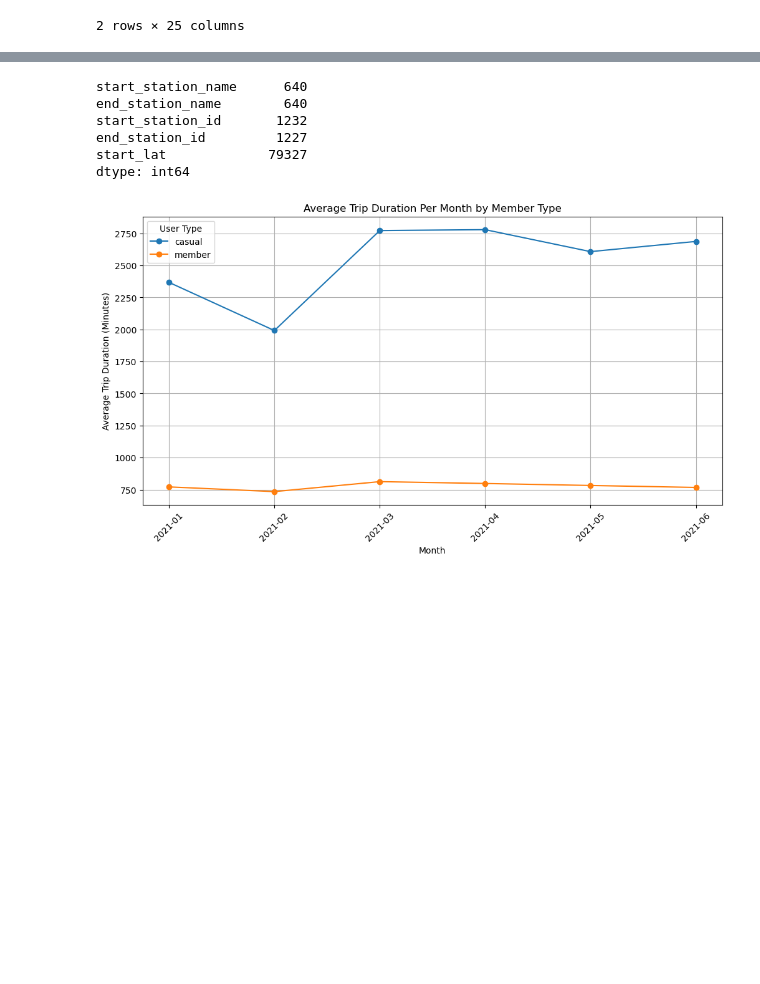
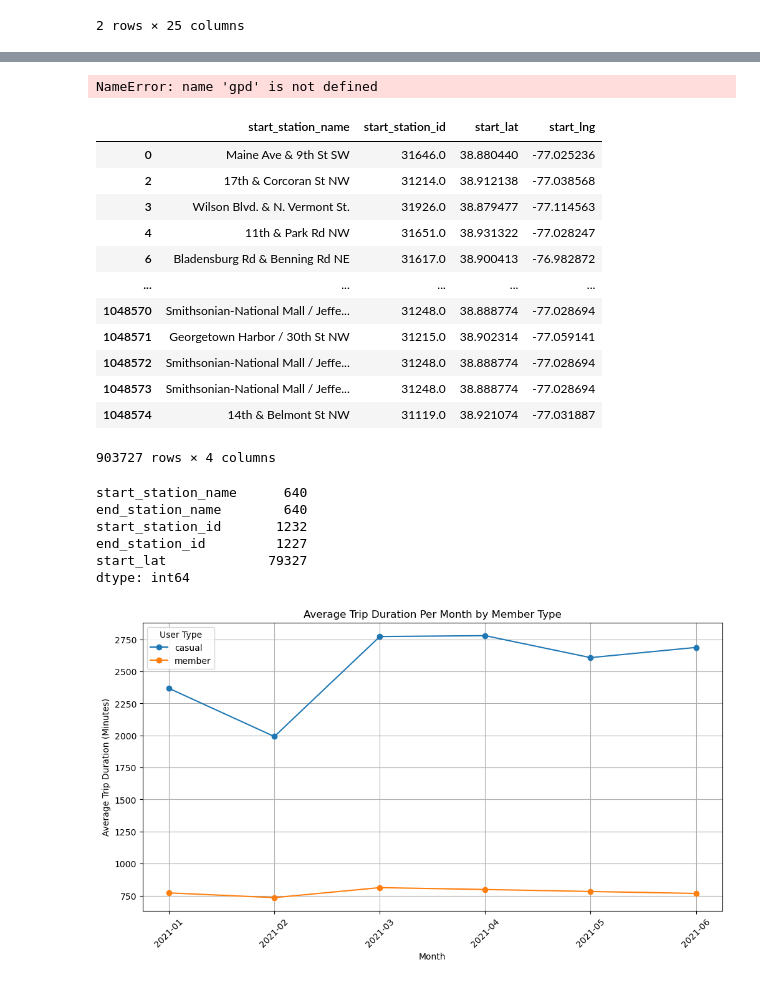
Before and after one commit to Sudha25a/Bike-project-3, a Jupyter notebook: Bike dfF.ipynb, the cells around one changed output, grey strips where cells are left out. Saved outputs shown, nothing was run; the diff lists cells and outputs as text; code cells hidden in the pictures; blank space fills up the shorter version.

```diff
--- a/Bike dfF.ipynb
+++ b/Bike dfF.ipynb
@@ -740,3 +764,27 @@ df.head(2)
+# %%
+df_end=df[['end_station_name','end_station_id', 'end_lat', 'end_lng']]
+df_end
+
+wards= gpd.read_file('Wards_from_2022.geojson')
+# %% [output]
+NameError: name 'gpd' is not defined
+# %%
+df_start=df[['start_station_name', 'start_station_id', 'start_lat', 'start_lng' ]]
+df_start
+# %% [output]
+|  | start_station_name | start_station_id | start_lat | start_lng |
+| 0 | Maine Ave & 9th St SW | 31646.0 | 38.880440 | -77.025236 |
+| 2 | 17th & Corcoran St NW | 31214.0 | 38.912138 | -77.038568 |
+| 3 | Wilson Blvd. & N. Vermont St. | 31926.0 | 38.879477 | -77.114563 |
+| 4 | 11th & Park Rd NW | 31651.0 | 38.931322 | -77.028247 |
+| 6 | Bladensburg Rd & Benning Rd NE | 31617.0 | 38.900413 | -76.982872 |
+| ... | ... | ... | ... | ... |
+| 1048570 | Smithsonian-National Mall / Jeffe... | 31248.0 | 38.888774 | -77.028694 |
+| 1048571 | Georgetown Harbor / 30th St NW | 31215.0 | 38.902314 | -77.059141 |
+| 1048572 | Smithsonian-National Mall / Jeffe... | 31248.0 | 38.888774 | -77.028694 |
+| 1048573 | Smithsonian-National Mall / Jeffe... | 31248.0 | 38.888774 | -77.028694 |
+| 1048574 | 14th & Belmont St NW | 31119.0 | 38.921074 | -77.031887 |
+903727 rows × 4 columns
 # %%
 df[['start_station_name', 'end_station_name', 'start_station_id', 'end_station_id','start_lat']].nunique()
 # %% [output]
```
Also changed, not shown: parts of 4 cells of this notebook, 1 other file.
